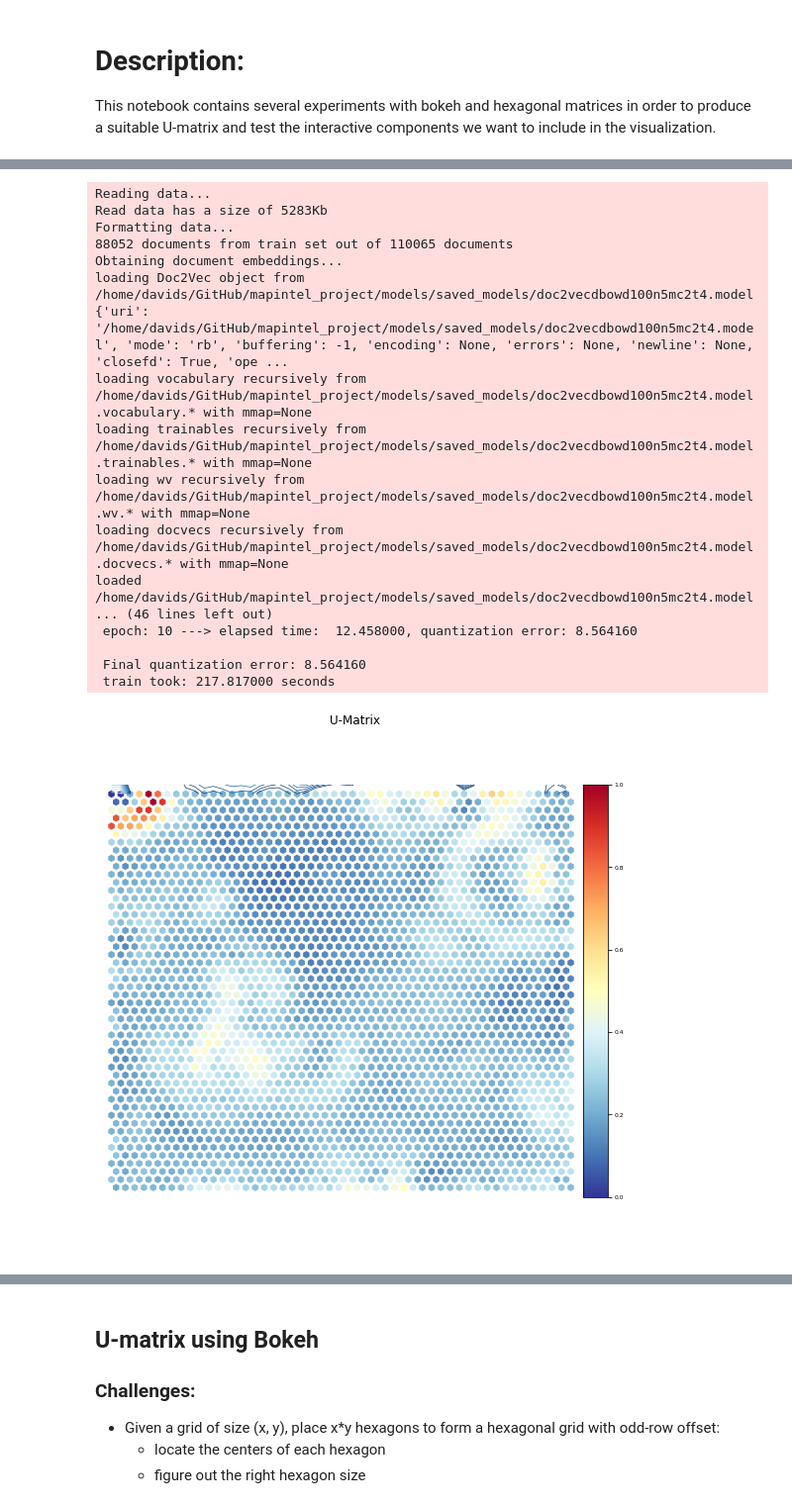
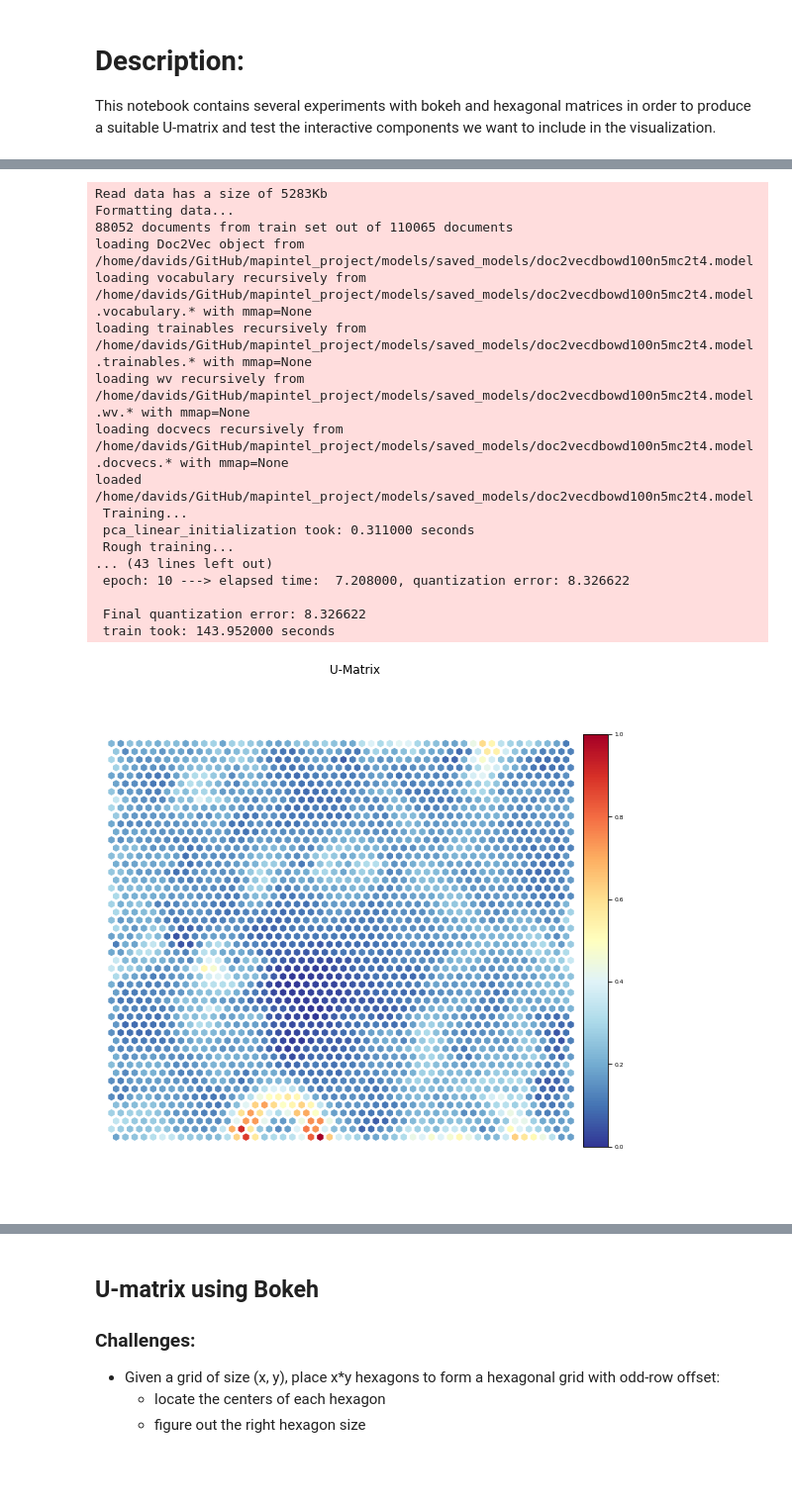
Before and after one commit to stuartgo/mapintel, a Jupyter notebook: notebooks/bokeh_umatrix_hex.ipynb, the cells around one changed output, grey strips where cells are left out. Shown at 99% size. Drawn from its saved outputs; the diff is of its cells as text; code cells hidden in the pictures; blank space fills up the shorter version.

```diff
--- a/notebooks/bokeh_umatrix_hex.ipynb
+++ b/notebooks/bokeh_umatrix_hex.ipynb
@@ -33,15 +33,12 @@ model_dir = os.path.join(PROJECT_ROOT, "models", "saved_models")
 fig_dir = os.path.join(PROJECT_ROOT, "models", "figures", "som")
 model_path = os.path.join(PROJECT_ROOT, "models/saved_models/doc2vecdbowd100n5mc2t4.model")
 # %%
-logger = logging.getLogger(__name__)
 model_tag = os.path.splitext(os.path.basename(model_path))[0]
 
-logger.info('Reading data...')
 # Reading data into memory
 _, train_docs, test_docs = read_data(data_file)
 train_labels = train_docs['category']
 
-logger.info('Obtaining document embeddings...')
 # Obtain the vectorized corpus
 vect_train_corpus, _ = embedding_vectors(
     model_path, train_docs['prep_text'], test_docs['prep_text'])
@@ -53,43 +50,42 @@ np.random.seed(42)
 som = sompy.SOMFactory().build(
     vect_train_corpus,
     mapsize=(50, 50),
-    initialization='random',
+    initialization='pca',
     neighborhood='gaussian',
     training='batch',
     lattice='hexa'
 )
-som.train(n_job=-1, verbose='info',
-          train_rough_len=10, train_finetune_len=10)
+som.train(n_job=-1, verbose='info', train_rough_len=10, train_finetune_len=10)
 # %% [output]
-Reading data...
 Read data has a size of 5283Kb
 Formatting data...
 88052 documents from train set out of 110065 documents
-Obtaining document embeddings...
 loading Doc2Vec object from /home/davids/GitHub/mapintel_project/models/saved_models/doc2vecdbowd100n5mc2t4.model
-{'uri': '/home/davids/GitHub/mapintel_project/models/saved_models/doc2vecdbowd100n5mc2t4.model', 'mode': 'rb', 'buffering': -1, 'encoding': None, 'errors': None, 'newline': None, 'closefd': True, 'ope ...
 loading vocabulary recursively from /home/davids/GitHub/mapintel_project/models/saved_models/doc2vecdbowd100n5mc2t4.model.vocabulary.* with mmap=None
 loading trainables recursively from /home/davids/GitHub/mapintel_project/models/saved_models/doc2vecdbowd100n5mc2t4.model.trainables.* with mmap=None
 loading wv recursively from /home/davids/GitHub/mapintel_project/models/saved_models/doc2vecdbowd100n5mc2t4.model.wv.* with mmap=None
 loading docvecs recursively from /home/davids/GitHub/mapintel_project/models/saved_models/doc2vecdbowd100n5mc2t4.model.docvecs.* with mmap=None
 loaded /home/davids/GitHub/mapintel_project/models/saved_models/doc2vecdbowd100n5mc2t4.model
-... (46 lines left out)
- epoch: 10 ---> elapsed time:  12.458000, quantization error: 8.564160
+ Training...
+ pca_linear_initialization took: 0.311000 seconds
+ Rough training...
+... (43 lines left out)
+ epoch: 10 ---> elapsed time:  7.208000, quantization error: 8.326622
 
- Final quantization error: 8.564160
- train took: 217.817000 seconds
+ Final quantization error: 8.326622
+ train took: 143.952000 seconds
 # %%
 # Plot U-matrix using the UMatrix class
 _, umat = UMatrix(
         width=12,
         height=12,
         text_size=6,
         title="U-Matrix",
         som=som,
         distance2=1,
         row_normalized=False,
         show_data=False,
-        contoor=True
+        contoor=False
     ).show()
 # %% [output]
-[figure, old version]
+[figure, new version]
```
Also changed, not shown: parts of 7 cells of this notebook, 2 other files.
